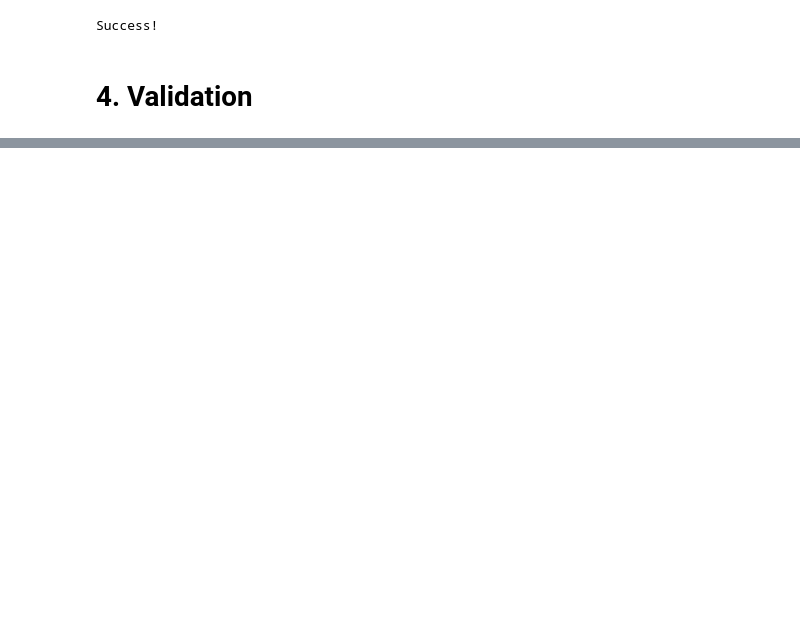
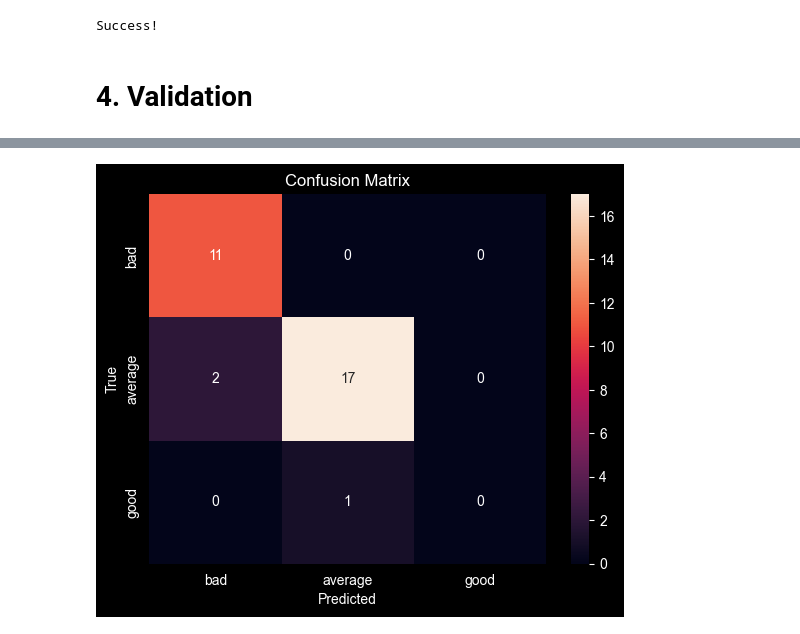
Before and after one commit to eulergomees/dnn_cattle_weight_gain, a Jupyter notebook: dnn_cattle_weight_gain.ipynb, the cells around one changed output, grey strips where cells are left out. Cells and saved outputs as stored; diff of their text form; code cells hidden in the pictures; blank space fills up the shorter version.

```diff
--- a/dnn_cattle_weight_gain.ipynb
+++ b/dnn_cattle_weight_gain.ipynb
@@ -368,0 +419,28 @@ print(f" Val MSE: {val_loss:.4f}")
+# %%
+def classificar_gmd(gmd):
+    if gmd < 0.3:
+        return "bad"
+    elif gmd < 0.7:
+        return "average"
+    else:
+        return "good"
+
+y_true_class = [classificar_gmd(v) for v in y_true]
+y_pred_class = [classificar_gmd(v) for v in y_pred]
+# %%
+labels = ['bad', 'average', 'good']
+cm = confusion_matrix(y_true_class, y_pred_class, labels=labels)
+sns.heatmap(
+    cm,
+    annot=True,
+    fmt="d",
+    xticklabels=labels,
+    yticklabels=labels,
+)
+
+plt.xlabel('Predicted')
+plt.ylabel('True')
+plt.title('Confusion Matrix')
+plt.show()
+# %% [output]
+[figure, added]
```
Also changed, not shown: parts of 9 cells of this notebook, 1 other file.
